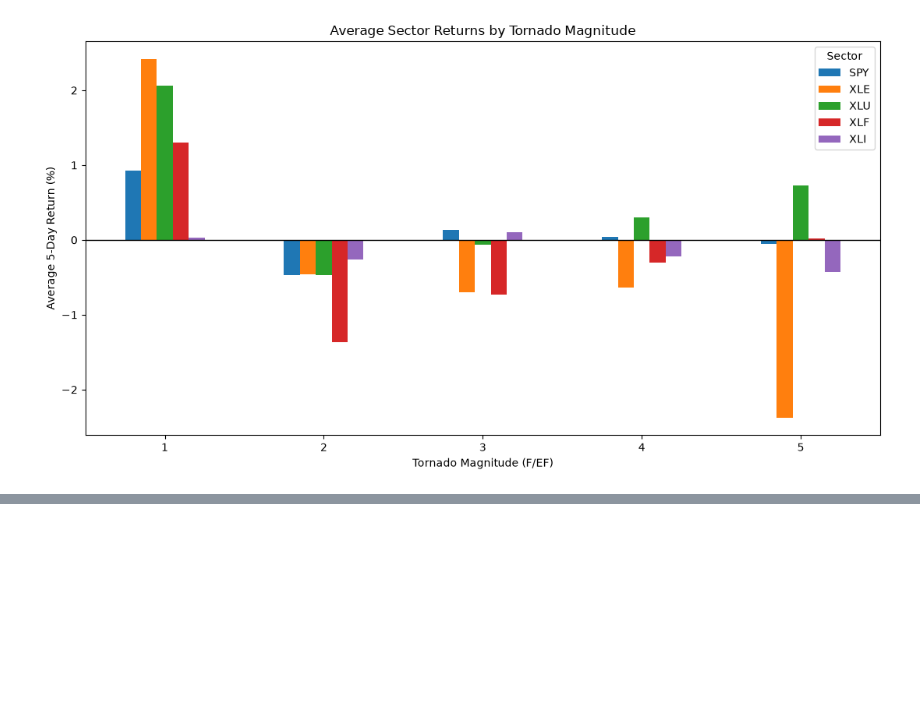
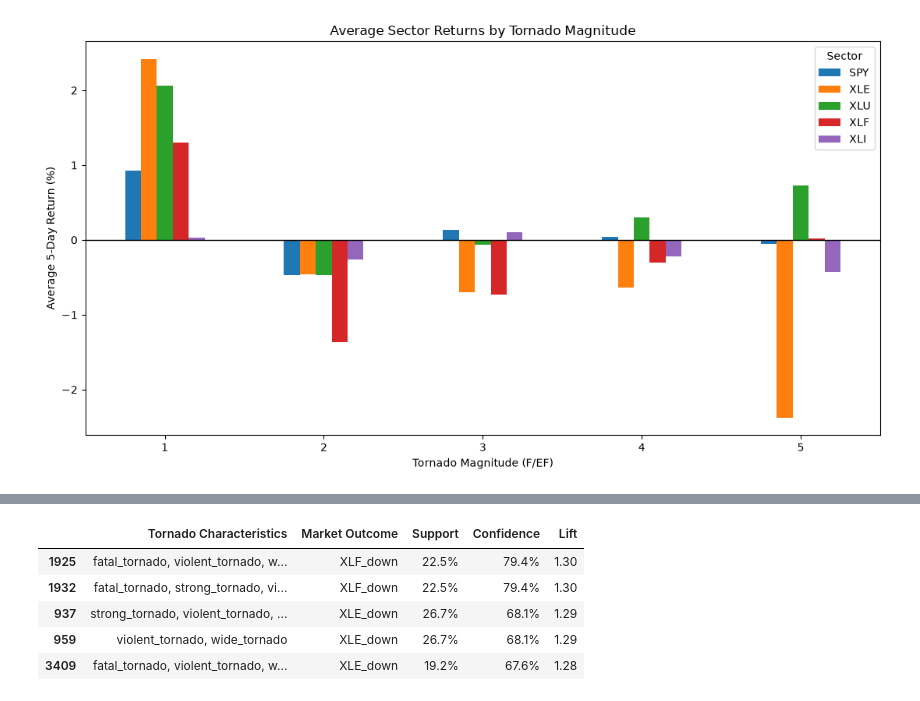
Before and after one commit to JoeNeglia/Natural_Disaster_Stock_Market, a Jupyter notebook: code/data_analysis/tornadoes/tornadoes.ipynb, the cells around one changed output, grey strips where cells are left out. Saved outputs shown, nothing was run; the diff lists cells and outputs as text; code cells hidden in the pictures; blank space fills up the shorter version.

```diff
--- a/code/data_analysis/tornadoes/tornadoes.ipynb
+++ b/code/data_analysis/tornadoes/tornadoes.ipynb
@@ -599,0 +892,90 @@ plt.show()
+# %%
+
+# import matplotlib.pyplot as plt
+
+# if not tornado_rules.empty:
+
+#     fig, ax = plt.subplots(figsize=(10, 6))
+
+#     scatter = ax.scatter(
+#         tornado_rules["support"],
+#         tornado_rules["confidence"],
+#         c=tornado_rules["lift"],
+#         cmap="viridis",
+#         s=120,
+#         alpha=0.8,
+#         edgecolors="black"
+#     )
+
+#     plt.colorbar(scatter, ax=ax, label="Lift")
+
+#     ax.set_xlabel("Support")
+#     ax.set_ylabel("Confidence")
+
+#     ax.set_title(
+#         "Tornado Association Rules: Support vs Confidence"
+#     )
+
+#     ax.grid(alpha=0.3)
+
+#     plt.tight_layout()
+
+#     plt.savefig(
+#         "tornado_report/tornado_association_rules.png",
+#         dpi=300,
+#         bbox_inches="tight"
+#     )
+
+#     plt.show()
+
+# else:
+#     print("No association rules met the thresholds.")
+
+
+top_rules = rules.sort_values(
+    ["lift", "confidence"],
+    ascending=False
+).head(5).copy()
+
+top_rules["Tornado Characteristics"] = (
+    top_rules["antecedents"].apply(
+        lambda x: ", ".join(sorted(x))
+    )
+)
+
+top_rules["Market Outcome"] = (
+    top_rules["consequents"].apply(
+        lambda x: ", ".join(sorted(x))
+    )
+)
+
+top_rules["Support"] = (
+    top_rules["support"].map(lambda x: f"{x:.1%}")
+)
+
+top_rules["Confidence"] = (
+    top_rules["confidence"].map(lambda x: f"{x:.1%}")
+)
+
+top_rules["Lift"] = (
+    top_rules["lift"].map(lambda x: f"{x:.2f}")
+)
+
+display(
+    top_rules[
+        [
+            "Tornado Characteristics",
+            "Market Outcome",
+            "Support",
+            "Confidence",
+            "Lift"
+        ]
+    ]
+)
+# %% [output]
+|  | Tornado Characteristics | Market Outcome | Support | Confidence | Lift |
+| 1925 | fatal_tornado, violent_tornado, w... | XLF_down | 22.5% | 79.4% | 1.30 |
+| 1932 | fatal_tornado, strong_tornado, vi... | XLF_down | 22.5% | 79.4% | 1.30 |
+| 937 | strong_tornado, violent_tornado, ... | XLE_down | 26.7% | 68.1% | 1.29 |
+| 959 | violent_tornado, wide_tornado | XLE_down | 26.7% | 68.1% | 1.29 |
+| 3409 | fatal_tornado, violent_tornado, w... | XLE_down | 19.2% | 67.6% | 1.28 |
```
Also changed, not shown: parts of 5 cells of this notebook, 10 other files.
